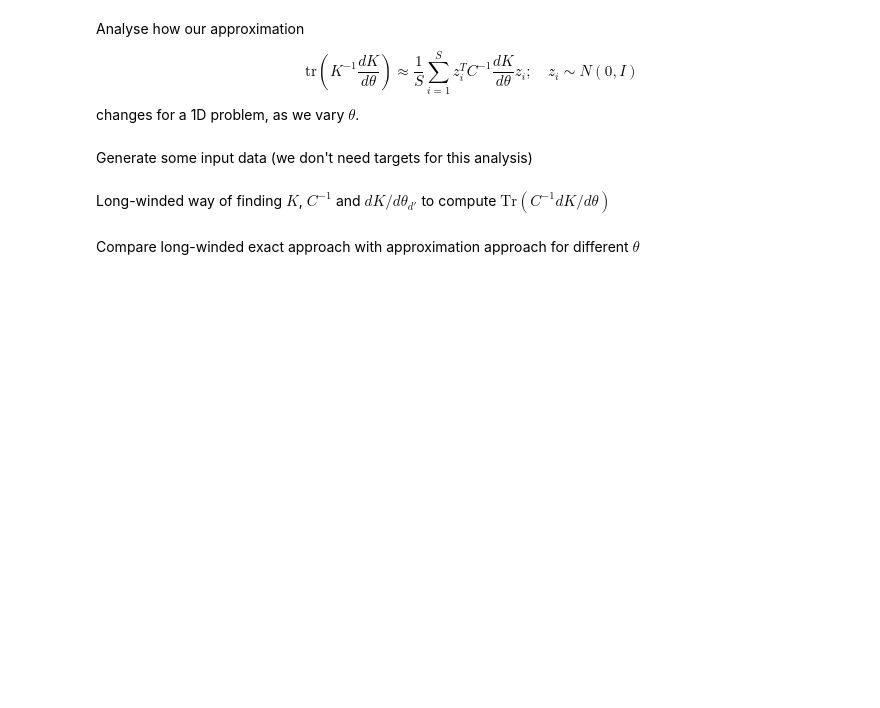
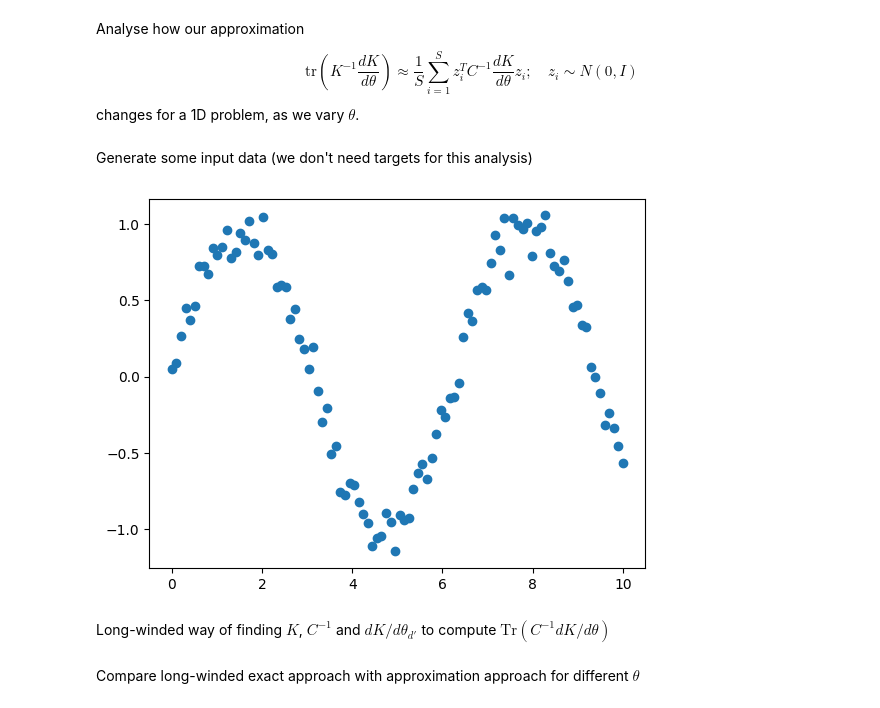
Before and after one commit to plgreenLIRU/lazy_GP, a Jupyter notebook: examples/monte_carlo_approximations.ipynb, the cells around one changed output. Cells and saved outputs as stored; diff of their text form; code cells hidden in the pictures; blank space fills up the shorter version.

```diff
--- a/examples/monte_carlo_approximations.ipynb
+++ b/examples/monte_carlo_approximations.ipynb
@@ -23,3 +24,9 @@ sigma = 0.001
+# %%
+fig, ax = plt.subplots()
+ax.plot(X, y, 'o')
+plt.show()
+# %% [output]
+[figure, added]
 # %% [markdown]
 Long-winded way of finding $K$, $C^{-1}$ and $dK/d\theta_{d'}$ to compute $\text{Tr}(C^{-1} dK/d\theta)$
 # %%
```
Also changed, not shown: parts of 4 cells of this notebook, 1 other file.
